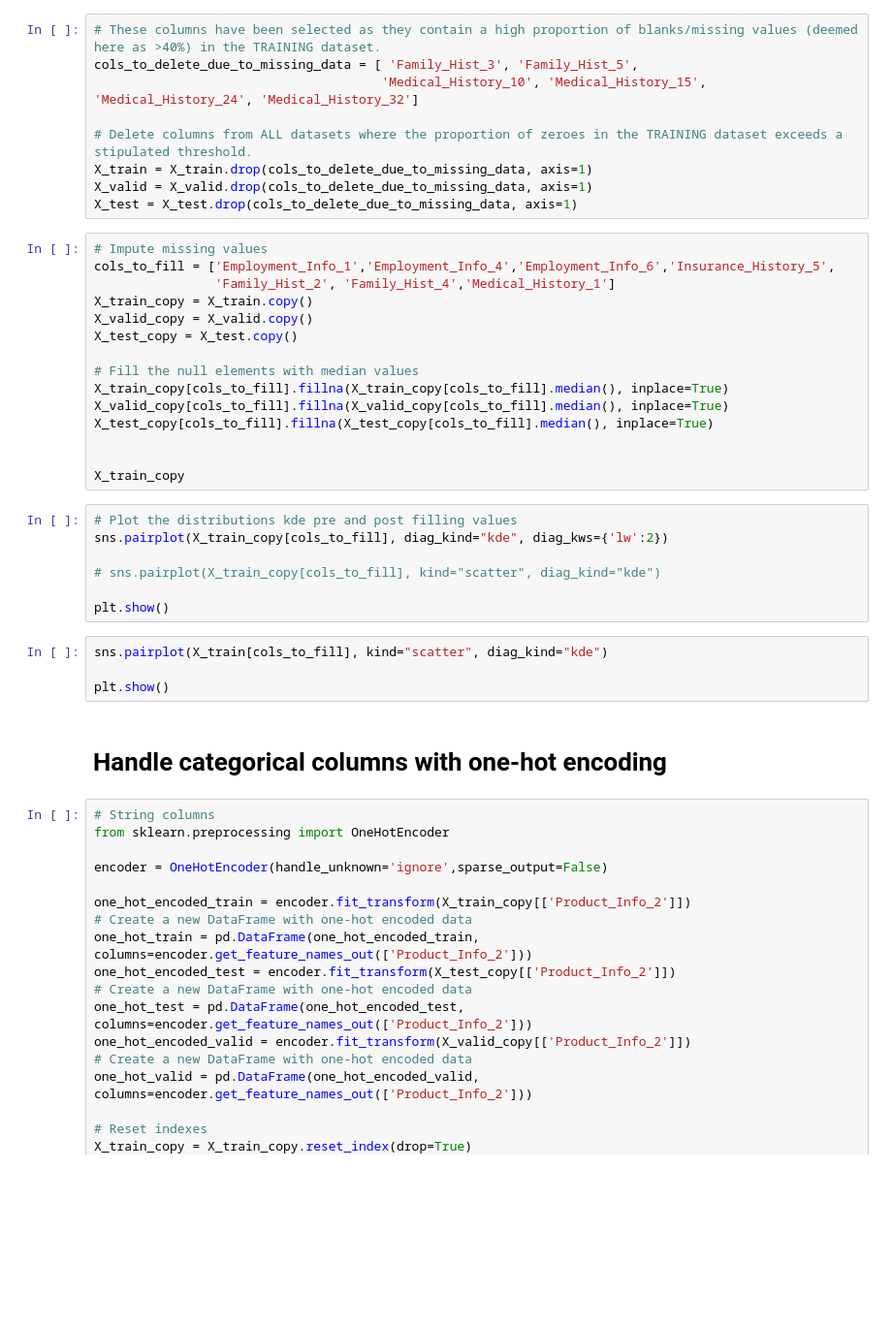
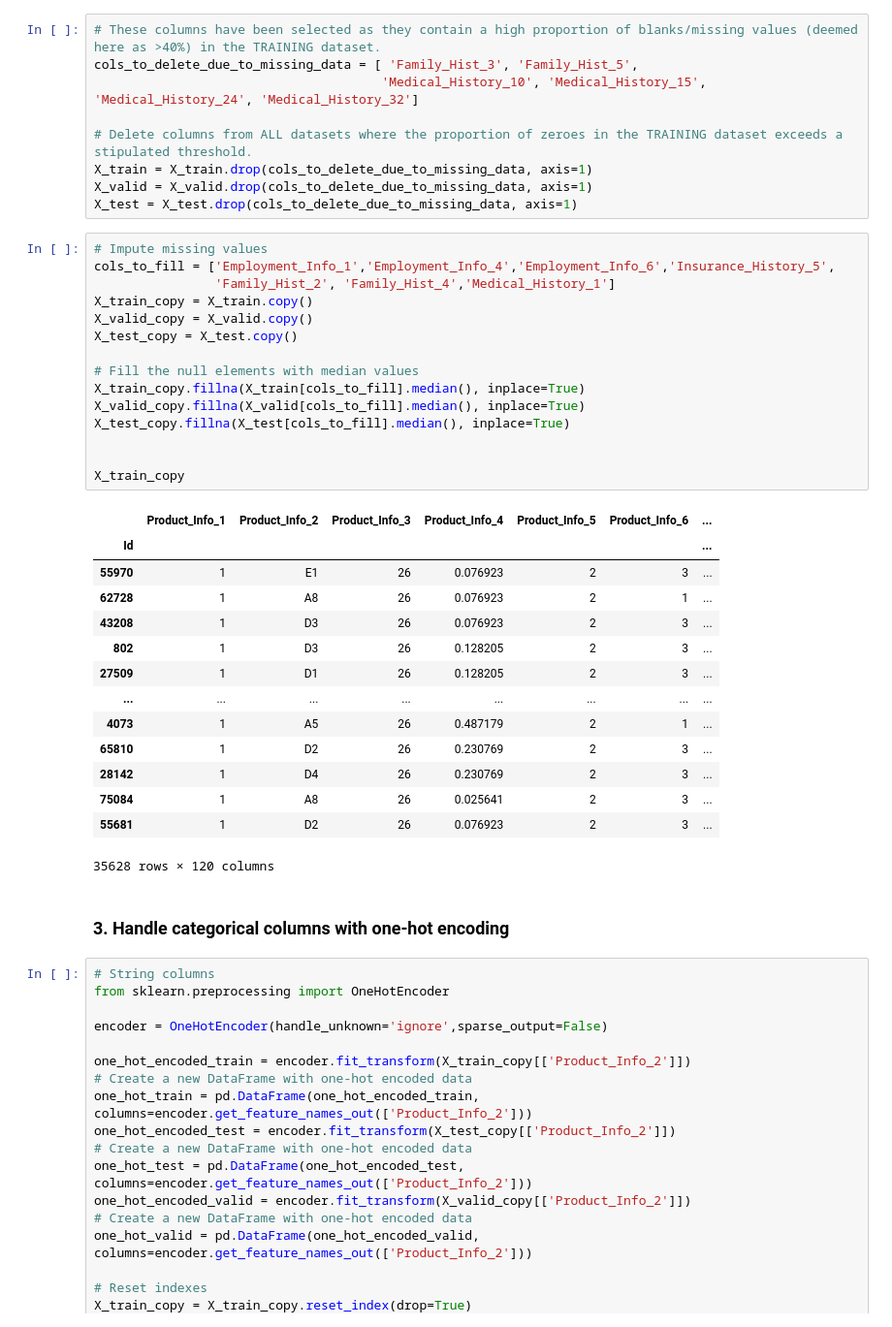
Before and after one commit to scaling-physics/prudential_life_insurance_data_analysis, a Jupyter notebook: life_insurance_risk_assesment.ipynb, the cells around one changed output. Shown at 97% size. Cells and saved outputs as stored; diff of their text form; blank space fills up the shorter version.

```diff
--- a/life_insurance_risk_assesment.ipynb
+++ b/life_insurance_risk_assesment.ipynb
@@ -113,31 +180,35 @@ X_test = X_test.drop(cols_to_delete_due_to_missing_data, axis=1)
 # %%
 # Impute missing values
 cols_to_fill = ['Employment_Info_1','Employment_Info_4','Employment_Info_6','Insurance_History_5',
                 'Family_Hist_2', 'Family_Hist_4','Medical_History_1']
 X_train_copy = X_train.copy()
 X_valid_copy = X_valid.copy()
 X_test_copy = X_test.copy()
 
 # Fill the null elements with median values
-X_train_copy[cols_to_fill].fillna(X_train_copy[cols_to_fill].median(), inplace=True)
-X_valid_copy[cols_to_fill].fillna(X_valid_copy[cols_to_fill].median(), inplace=True)
-X_test_copy[cols_to_fill].fillna(X_test_copy[cols_to_fill].median(), inplace=True)
+X_train_copy.fillna(X_train[cols_to_fill].median(), inplace=True)
+X_valid_copy.fillna(X_valid[cols_to_fill].median(), inplace=True)
+X_test_copy.fillna(X_test[cols_to_fill].median(), inplace=True)
 
 
 X_train_copy
+# %% [output]
+|  | Product_Info_1 | Product_Info_2 | Product_Info_3 | Product_Info_4 | Product_Info_5 | Product_Info_6 | ... |
+| Id |  |  |  |  |  |  | ... |
+| 55970 | 1 | E1 | 26 | 0.076923 | 2 | 3 | ... |
+| 62728 | 1 | A8 | 26 | 0.076923 | 2 | 1 | ... |
+| 43208 | 1 | D3 | 26 | 0.076923 | 2 | 3 | ... |
+| 802 | 1 | D3 | 26 | 0.128205 | 2 | 3 | ... |
+| 27509 | 1 | D1 | 26 | 0.128205 | 2 | 3 | ... |
+| ... | ... | ... | ... | ... | ... | ... | ... |
+| 4073 | 1 | A5 | 26 | 0.487179 | 2 | 1 | ... |
+| 65810 | 1 | D2 | 26 | 0.230769 | 2 | 3 | ... |
+| 28142 | 1 | D4 | 26 | 0.230769 | 2 | 3 | ... |
+| 75084 | 1 | A8 | 26 | 0.025641 | 2 | 3 | ... |
+| 55681 | 1 | D2 | 26 | 0.076923 | 2 | 3 | ... |
+35628 rows × 120 columns
-# %%
-# Plot the distributions kde pre and post filling values
-sns.pairplot(X_train_copy[cols_to_fill], diag_kind="kde", diag_kws={'lw':2})
-
-# sns.pairplot(X_train_copy[cols_to_fill], kind="scatter", diag_kind="kde")
-
-plt.show()
-# %%
-sns.pairplot(X_train[cols_to_fill], kind="scatter", diag_kind="kde")
-
-plt.show()
 # %% [markdown]
-# Handle categorical columns with one-hot encoding
+### 3. Handle categorical columns with one-hot encoding
 # %%
 # String columns
 from sklearn.preprocessing import OneHotEncoder
```
Also changed, not shown: parts of 25 cells of this notebook.
